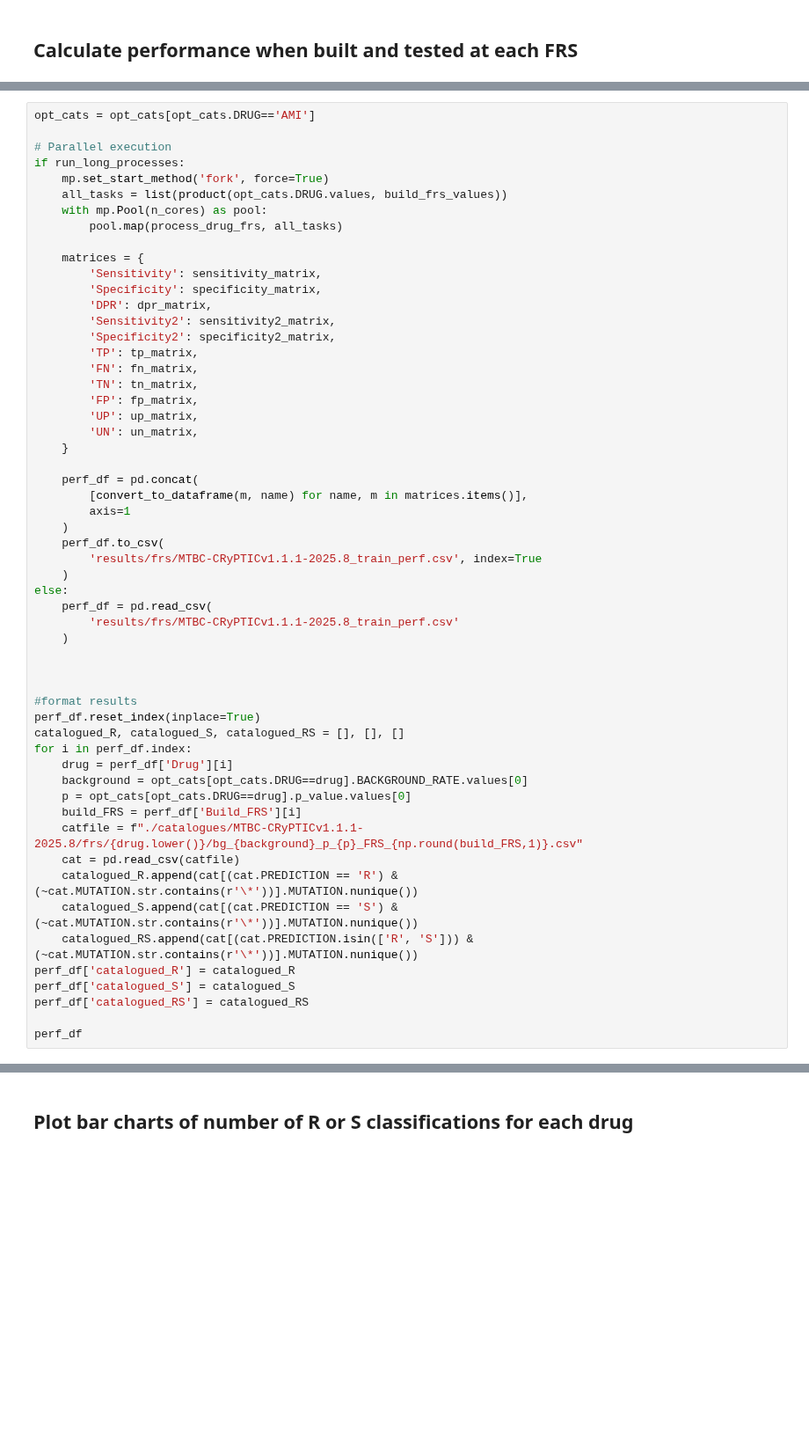
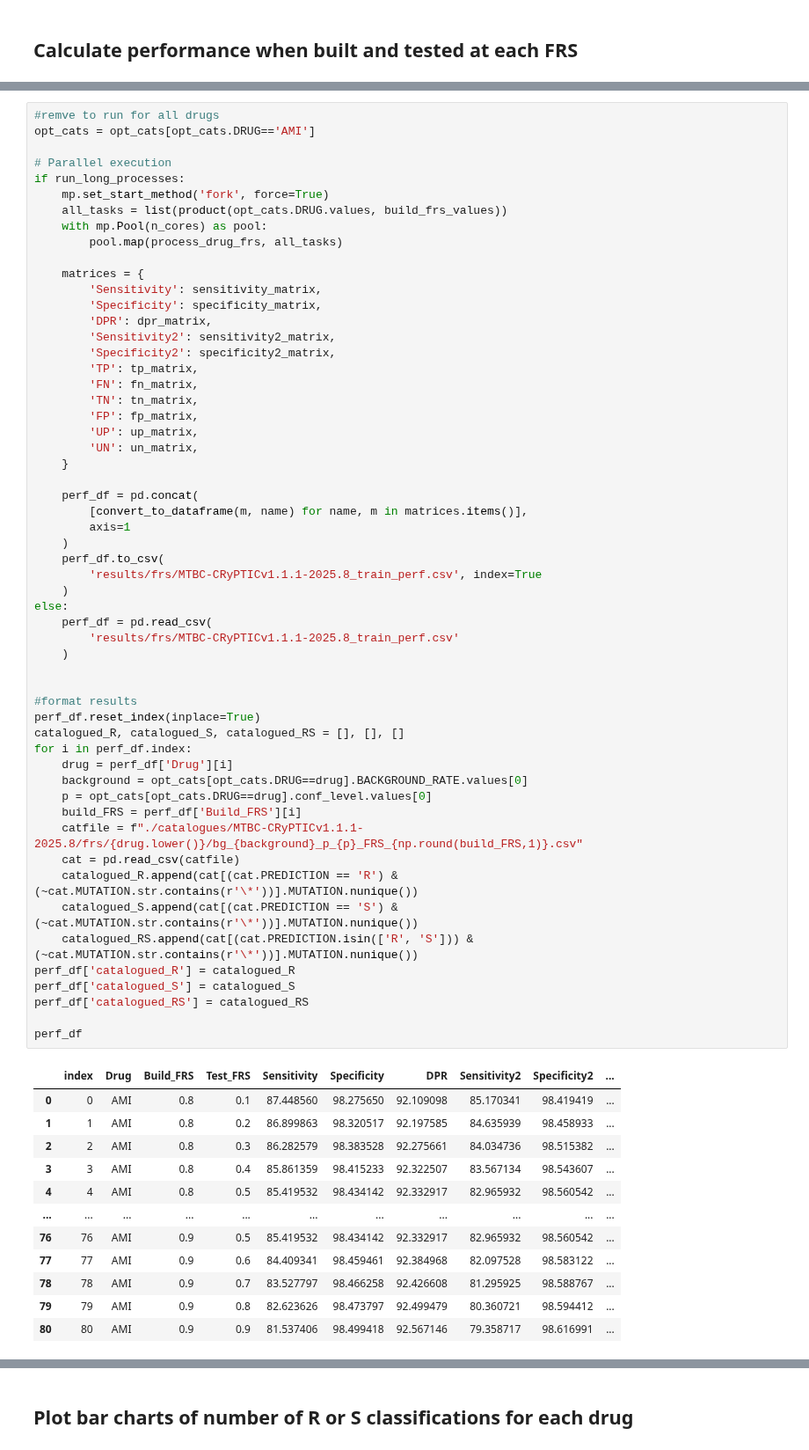
Before and after one commit to fowler-lab/cryptic-catalogues-2025, a Jupyter notebook: 03-scan-frs.ipynb, the cells around one changed output, grey strips where cells are left out. Shown at 88% size. Cells and saved outputs as stored; diff of their text form; blank space fills up the shorter version.

```diff
--- a/03-scan-frs.ipynb
+++ b/03-scan-frs.ipynb
@@ -202,4 +210,5 @@ def convert_to_dataframe(matrix, metric):
 # %%
+#remve to run for all drugs
 opt_cats = opt_cats[opt_cats.DRUG=='AMI']
 
 # Parallel execution
@@ -227,32 +236,43 @@ if run_long_processes:
         [convert_to_dataframe(m, name) for name, m in matrices.items()],
         axis=1
     )
     perf_df.to_csv(
         'results/frs/MTBC-CRyPTICv1.1.1-2025.8_train_perf.csv', index=True
     )
 else:
     perf_df = pd.read_csv(
         'results/frs/MTBC-CRyPTICv1.1.1-2025.8_train_perf.csv'
     )
 
 
-
 #format results
 perf_df.reset_index(inplace=True)
 catalogued_R, catalogued_S, catalogued_RS = [], [], []
 for i in perf_df.index:
     drug = perf_df['Drug'][i]
     background = opt_cats[opt_cats.DRUG==drug].BACKGROUND_RATE.values[0]
-    p = opt_cats[opt_cats.DRUG==drug].p_value.values[0]
+    p = opt_cats[opt_cats.DRUG==drug].conf_level.values[0]
     build_FRS = perf_df['Build_FRS'][i]
     catfile = f"./catalogues/MTBC-CRyPTICv1.1.1-2025.8/frs/{drug.lower()}/bg_{background}_p_{p}_FRS_{np.round(build_FRS,1)}.csv"
     cat = pd.read_csv(catfile)
     catalogued_R.append(cat[(cat.PREDICTION == 'R') & (~cat.MUTATION.str.contains(r'\*'))].MUTATION.nunique())
     catalogued_S.append(cat[(cat.PREDICTION == 'S') & (~cat.MUTATION.str.contains(r'\*'))].MUTATION.nunique())
     catalogued_RS.append(cat[(cat.PREDICTION.isin(['R', 'S'])) & (~cat.MUTATION.str.contains(r'\*'))].MUTATION.nunique())
 perf_df['catalogued_R'] = catalogued_R
 perf_df['catalogued_S'] = catalogued_S
 perf_df['catalogued_RS'] = catalogued_RS
 
 perf_df
 # %% [output]
+|  | index | Drug | Build_FRS | Test_FRS | Sensitivity | Specificity | DPR | Sensitivity2 | Specificity2 | ... |
+| 0 | 0 | AMI | 0.8 | 0.1 | 87.448560 | 98.275650 | 92.109098 | 85.170341 | 98.419419 | ... |
+| 1 | 1 | AMI | 0.8 | 0.2 | 86.899863 | 98.320517 | 92.197585 | 84.635939 | 98.458933 | ... |
+| 2 | 2 | AMI | 0.8 | 0.3 | 86.282579 | 98.383528 | 92.275661 | 84.034736 | 98.515382 | ... |
+| 3 | 3 | AMI | 0.8 | 0.4 | 85.861359 | 98.415233 | 92.322507 | 83.567134 | 98.543607 | ... |
+| 4 | 4 | AMI | 0.8 | 0.5 | 85.419532 | 98.434142 | 92.332917 | 82.965932 | 98.560542 | ... |
+| ... | ... | ... | ... | ... | ... | ... | ... | ... | ... | ... |
+| 76 | 76 | AMI | 0.9 | 0.5 | 85.419532 | 98.434142 | 92.332917 | 82.965932 | 98.560542 | ... |
+| 77 | 77 | AMI | 0.9 | 0.6 | 84.409341 | 98.459461 | 92.384968 | 82.097528 | 98.583122 | ... |
+| 78 | 78 | AMI | 0.9 | 0.7 | 83.527797 | 98.466258 | 92.426608 | 81.295925 | 98.588767 | ... |
+| 79 | 79 | AMI | 0.9 | 0.8 | 82.623626 | 98.473797 | 92.499479 | 80.360721 | 98.594412 | ... |
+| 80 | 80 | AMI | 0.9 | 0.9 | 81.537406 | 98.499418 | 92.567146 | 79.358717 | 98.616991 | ... |
```
Also changed, not shown: parts of 35 cells of this notebook, 55 other files.
